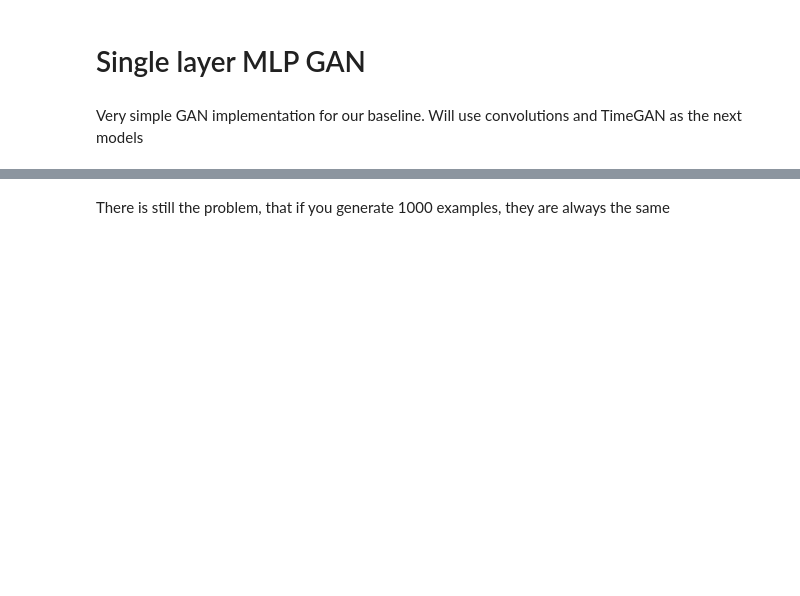
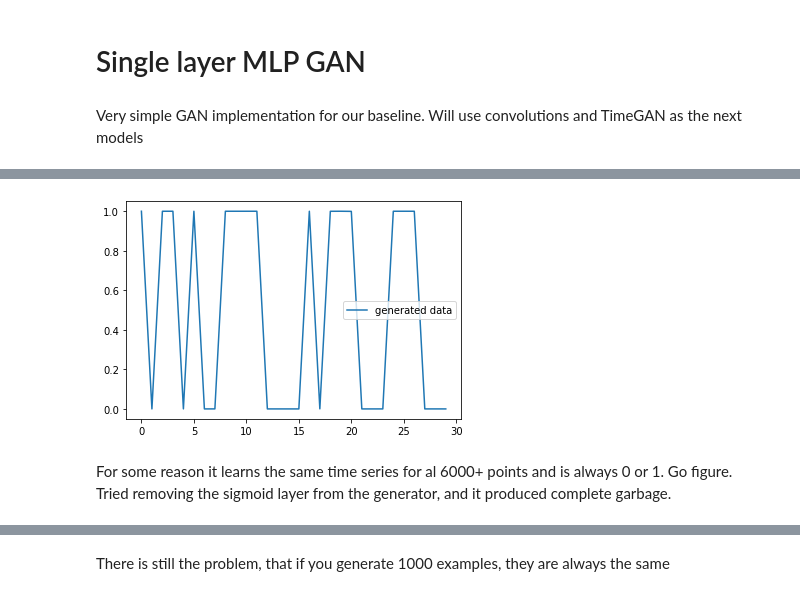
Before and after one commit to ofilion/financial-data-generation, a Jupyter notebook: Project.ipynb, the cells around one changed output, grey strips where cells are left out. Saved outputs shown, nothing was run; the diff lists cells and outputs as text; code cells hidden in the pictures; blank space fills up the shorter version.

```diff
--- a/Project.ipynb
+++ b/Project.ipynb
@@ -149,3 +210,13 @@ print(data.shape)
+# %%
+plt.plot(generated_data[1,:,0],label='generated data')
+noise_1 = noise[0].reshape(30,7)[:,1]
+#plt.plot(noise_1,label = 'noise')
+plt.legend()
+plt.show()
+# %% [output]
+[figure, added]
+# %% [markdown]
+For some reason it learns the same time series for al 6000+ points and is always 0 or 1. Go figure. Tried removing the sigmoid layer from the generator, and it produced complete garbage.
 # %%
 class Generator2(torch.nn.Module):
 
```
Also changed, not shown: parts of 75 cells of this notebook, 1 other file.
